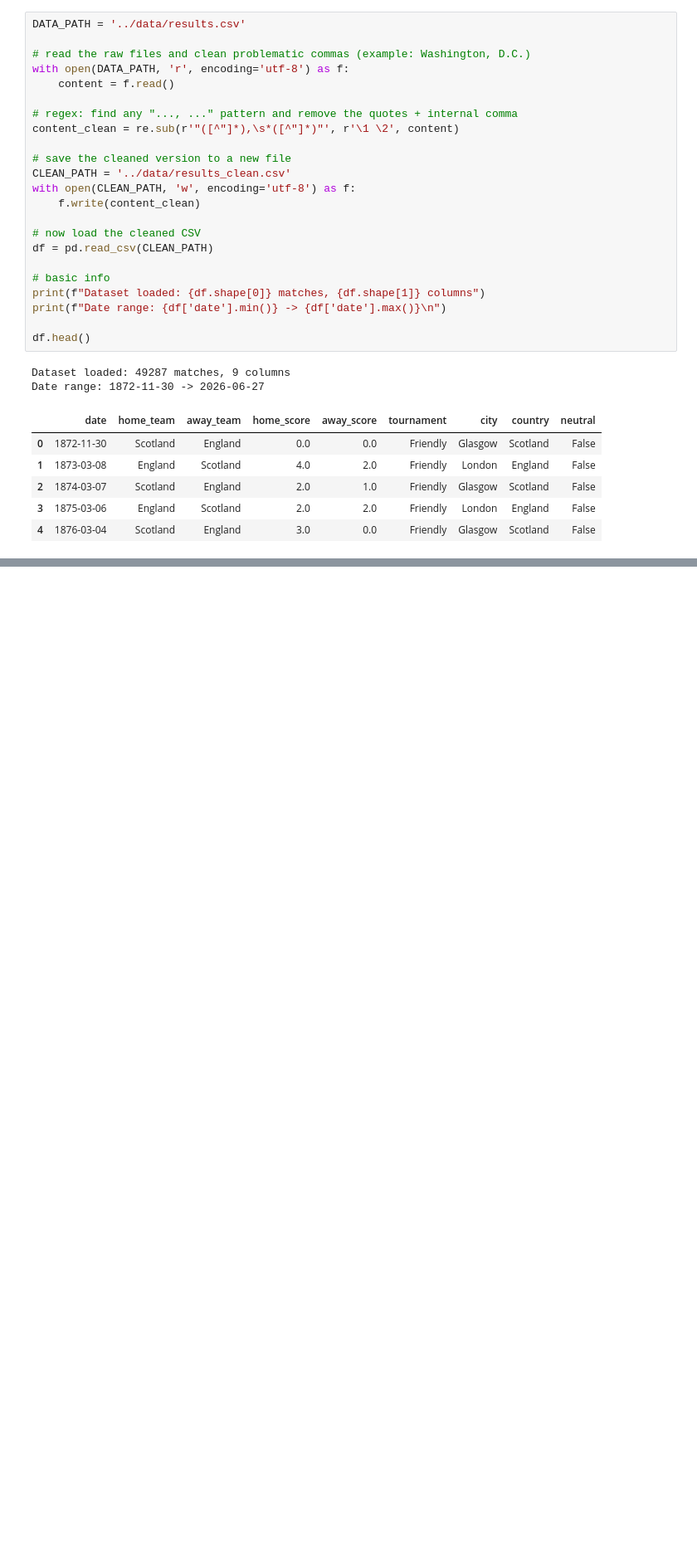
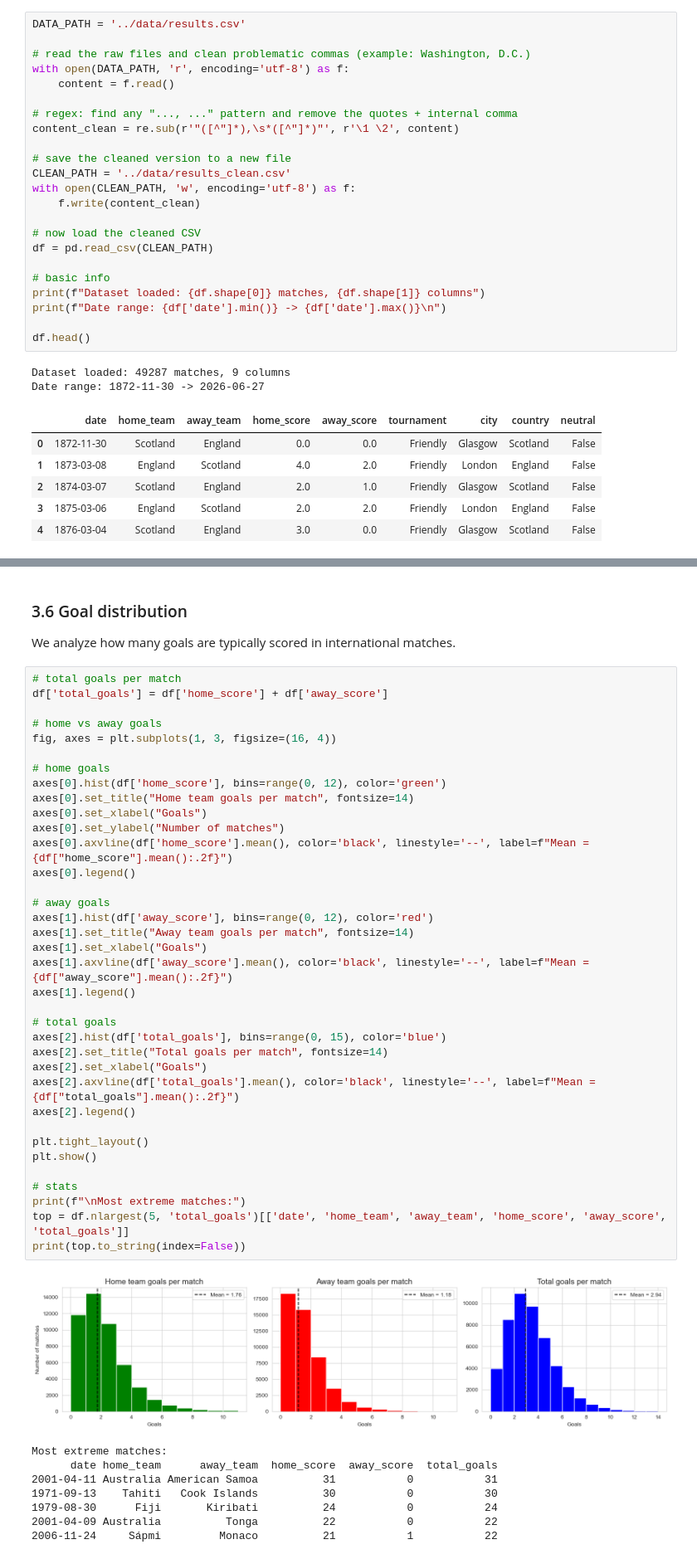
Before and after one commit to Am1neX/Project_INFOH410, a Jupyter notebook: notebooks/football_prediction.ipynb, the cells around one changed output, grey strips where cells are left out. Shown at 83% size. Cells and saved outputs as stored; diff of their text form; blank space fills up the shorter version.

```diff
--- a/notebooks/football_prediction.ipynb
+++ b/notebooks/football_prediction.ipynb
@@ -76,0 +284,49 @@ Date range: 1872-11-30 -> 2026-06-27
+# %% [markdown]
+### 3.6 Goal distribution
+
+We analyze how many goals are typically scored in international matches.
+# %%
+# total goals per match
+df['total_goals'] = df['home_score'] + df['away_score']
+
+# home vs away goals
+fig, axes = plt.subplots(1, 3, figsize=(16, 4))
+
+# home goals
+axes[0].hist(df['home_score'], bins=range(0, 12), color='green')
+axes[0].set_title("Home team goals per match", fontsize=14)
+axes[0].set_xlabel("Goals")
+axes[0].set_ylabel("Number of matches")
+axes[0].axvline(df['home_score'].mean(), color='black', linestyle='--', label=f"Mean = {df["home_score"].mean():.2f}")
+axes[0].legend()
+
+# away goals
+axes[1].hist(df['away_score'], bins=range(0, 12), color='red')
+axes[1].set_title("Away team goals per match", fontsize=14)
+axes[1].set_xlabel("Goals")
+axes[1].axvline(df['away_score'].mean(), color='black', linestyle='--', label=f"Mean = {df["away_score"].mean():.2f}")
+axes[1].legend()
+
+# total goals
+axes[2].hist(df['total_goals'], bins=range(0, 15), color='blue')
+axes[2].set_title("Total goals per match", fontsize=14)
+axes[2].set_xlabel("Goals")
+axes[2].axvline(df['total_goals'].mean(), color='black', linestyle='--', label=f"Mean = {df["total_goals"].mean():.2f}")
+axes[2].legend()
+
+plt.tight_layout()
+plt.show()
+
+# stats
+print(f"\nMost extreme matches:")
+top = df.nlargest(5, 'total_goals')[['date', 'home_team', 'away_team', 'home_score', 'away_score', 'total_goals']]
+print(top.to_string(index=False))
+# %% [output]
+[figure, added]
+Most extreme matches:
+      date home_team      away_team  home_score  away_score  total_goals
+2001-04-11 Australia American Samoa          31           0           31
+1971-09-13    Tahiti   Cook Islands          30           0           30
+1979-08-30      Fiji       Kiribati          24           0           24
+2001-04-09 Australia          Tonga          22           0           22
+2006-11-24     Sápmi         Monaco          21           1           22
```
Also changed, not shown: parts of 16 cells of this notebook.
